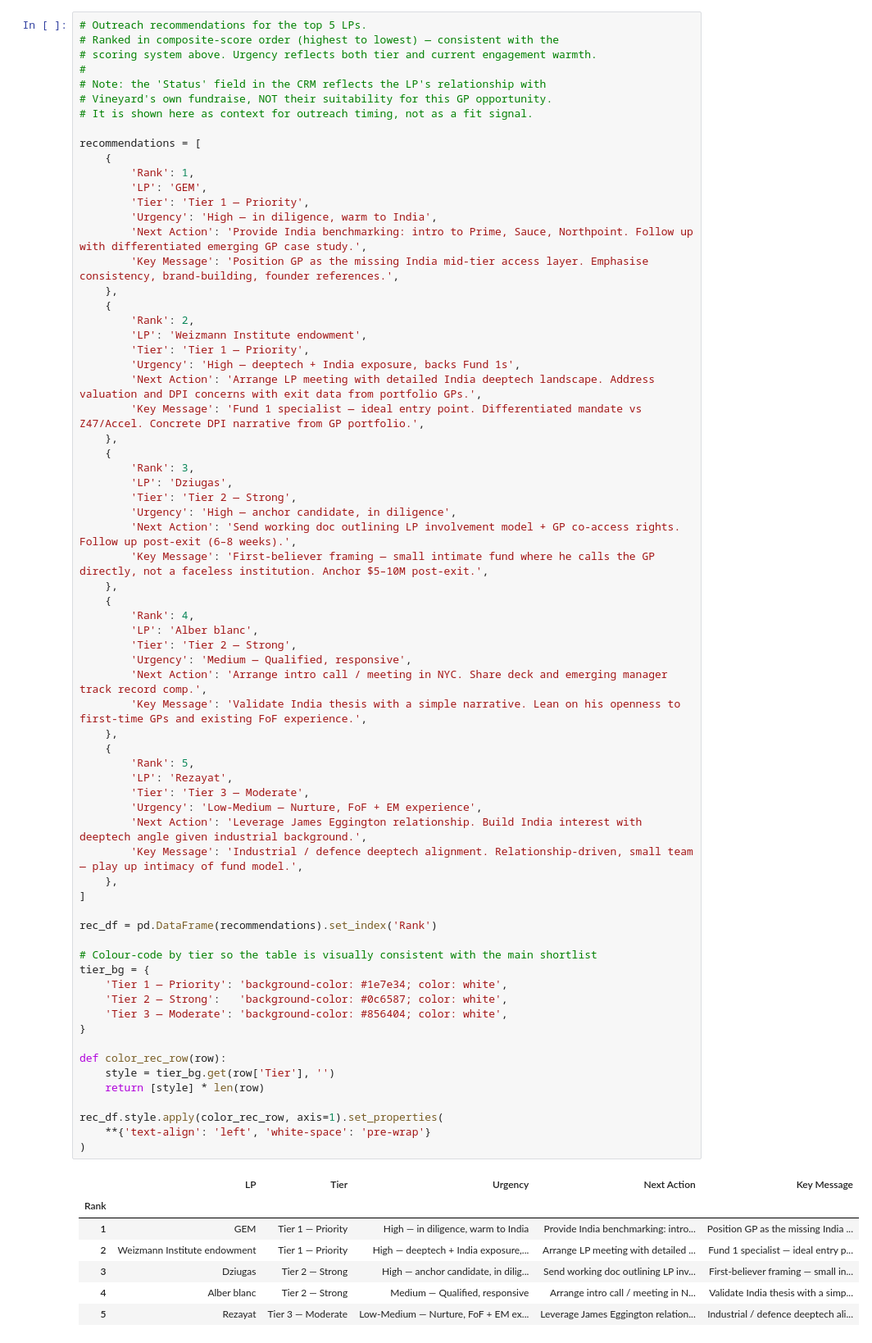
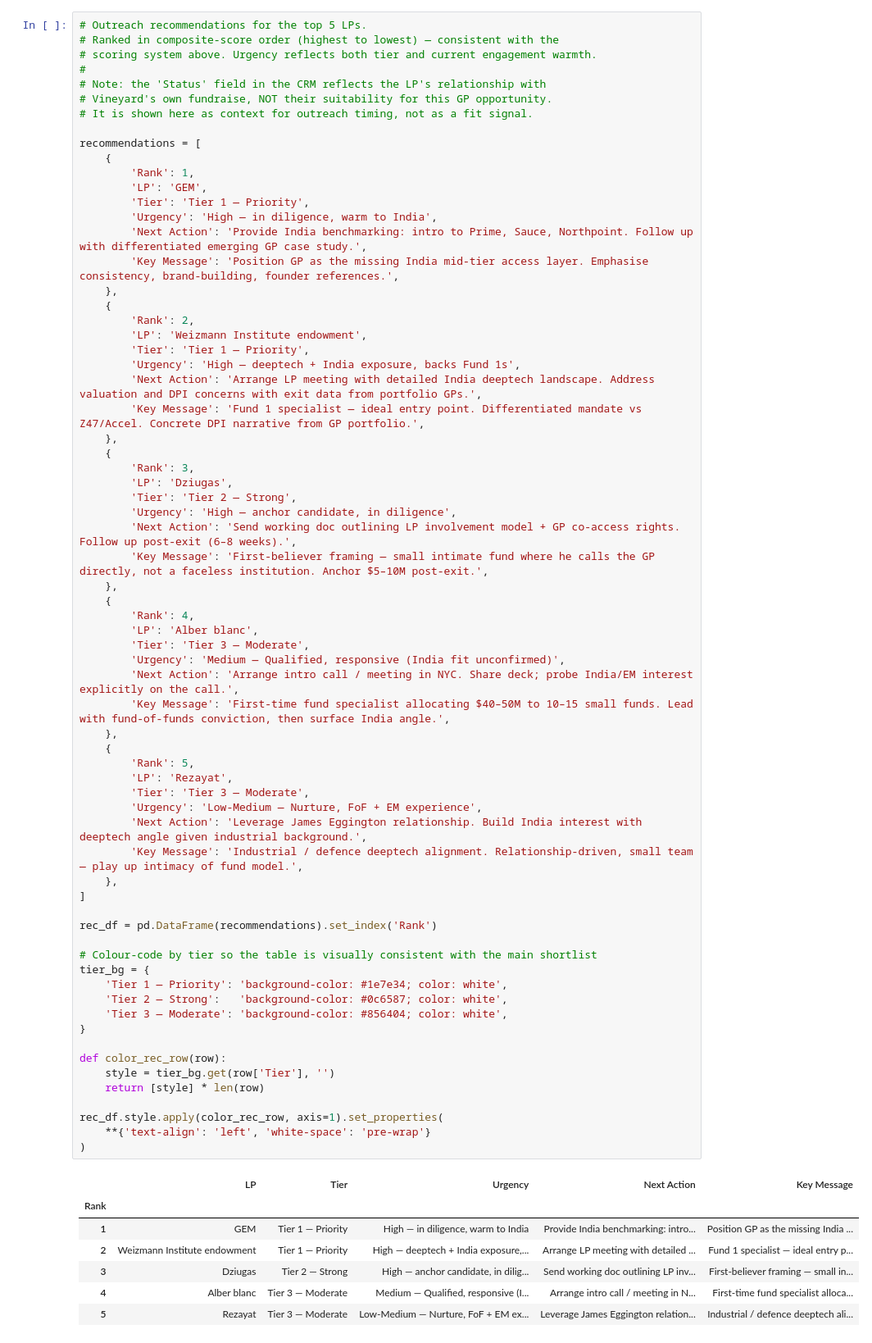
Before and after one commit to gnasseem/vineyard-assignment, a Jupyter notebook: lp_shortlist_analysis.ipynb, the cells around one changed output. Shown at 82% size. Drawn from its saved outputs; the diff is of its cells as text.

```diff
--- a/lp_shortlist_analysis.ipynb
+++ b/lp_shortlist_analysis.ipynb
@@ -629,44 +629,44 @@ recommendations = [
     {
         'Rank': 4,
         'LP': 'Alber blanc',
-        'Tier': 'Tier 2 — Strong',
-        'Urgency': 'Medium — Qualified, responsive',
-        'Next Action': 'Arrange intro call / meeting in NYC. Share deck and emerging manager track record comp.',
-        'Key Message': 'Validate India thesis with a simple narrative. Lean on his openness to first-time GPs and existing FoF experience.',
+        'Tier': 'Tier 3 — Moderate',
+        'Urgency': 'Medium — Qualified, responsive (India fit unconfirmed)',
+        'Next Action': 'Arrange intro call / meeting in NYC. Share deck; probe India/EM interest explicitly on the call.',
+        'Key Message': 'First-time fund specialist allocating $40–50M to 10–15 small funds. Lead with fund-of-funds conviction, then surface India angle.',
     },
     {
         'Rank': 5,
         'LP': 'Rezayat',
         'Tier': 'Tier 3 — Moderate',
         'Urgency': 'Low-Medium — Nurture, FoF + EM experience',
         'Next Action': 'Leverage James Eggington relationship. Build India interest with deeptech angle given industrial background.',
         'Key Message': 'Industrial / defence deeptech alignment. Relationship-driven, small team — play up intimacy of fund model.',
     },
 ]
 
 rec_df = pd.DataFrame(recommendations).set_index('Rank')
 
 # Colour-code by tier so the table is visually consistent with the main shortlist
 tier_bg = {
     'Tier 1 — Priority': 'background-color: #1e7e34; color: white',
     'Tier 2 — Strong':   'background-color: #0c6587; color: white',
     'Tier 3 — Moderate': 'background-color: #856404; color: white',
 }
 
 def color_rec_row(row):
     style = tier_bg.get(row['Tier'], '')
     return [style] * len(row)
 
 rec_df.style.apply(color_rec_row, axis=1).set_properties(
     **{'text-align': 'left', 'white-space': 'pre-wrap'}
 )
 # %% [output]
 |  | LP | Tier | Urgency | Next Action | Key Message |
 | Rank |  |  |  |  |  |
 | 1 | GEM | Tier 1 — Priority | High — in diligence, warm to India | Provide India benchmarking: intro... | Position GP as the missing India ... |
 | 2 | Weizmann Institute endowment | Tier 1 — Priority | High — deeptech + India exposure,... | Arrange LP meeting with detailed ... | Fund 1 specialist — ideal entry p... |
 | 3 | Dziugas | Tier 2 — Strong | High — anchor candidate, in dilig... | Send working doc outlining LP inv... | First-believer framing — small in... |
-| 4 | Alber blanc | Tier 2 — Strong | Medium — Qualified, responsive | Arrange intro call / meeting in N... | Validate India thesis with a simp... |
+| 4 | Alber blanc | Tier 3 — Moderate | Medium — Qualified, responsive (I... | Arrange intro call / meeting in N... | First-time fund specialist alloca... |
 | 5 | Rezayat | Tier 3 — Moderate | Low-Medium — Nurture, FoF + EM ex... | Leverage James Eggington relation... | Industrial / defence deeptech ali... |
 # %% [markdown]
 ## 6. Nurture Pipeline
```
Also changed, not shown: parts of 8 cells of this notebook, 4 other files.
